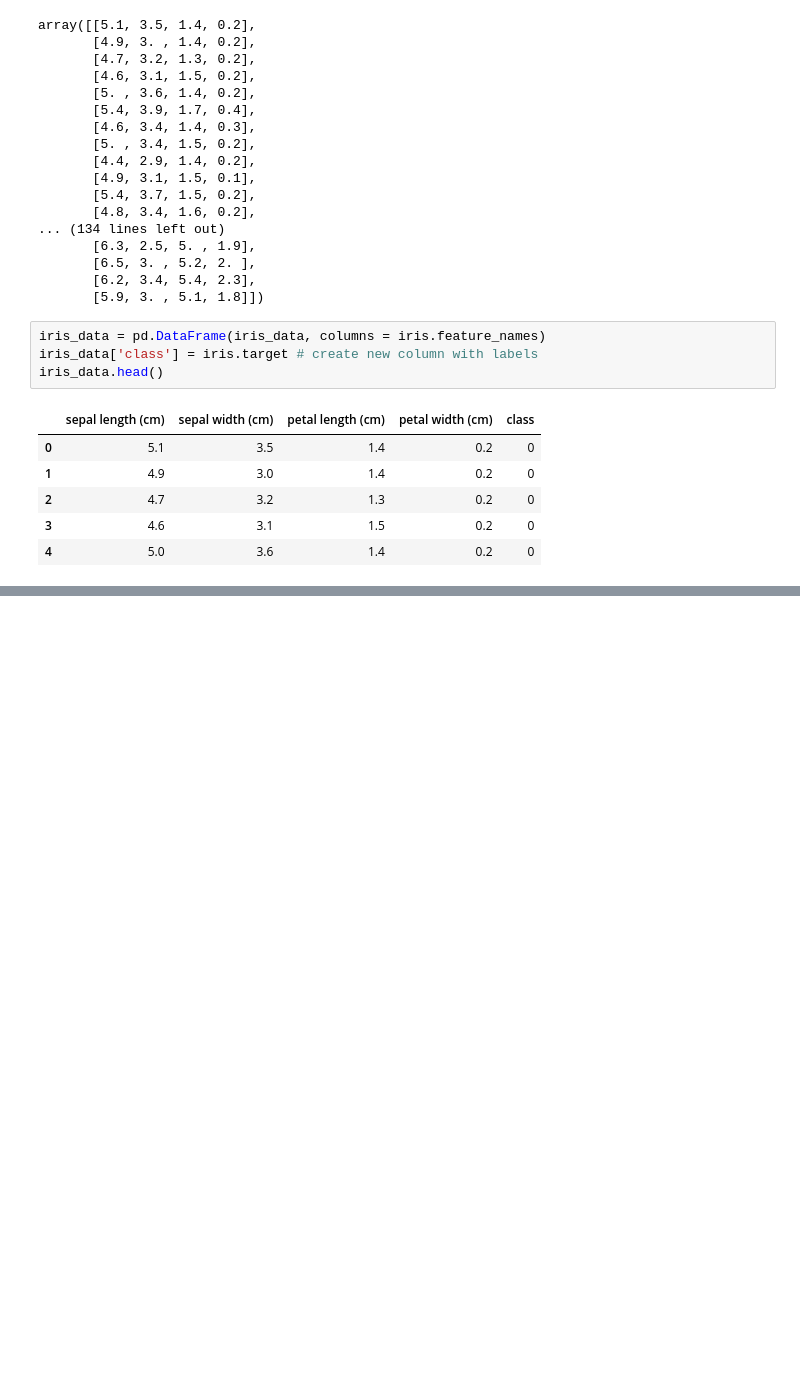
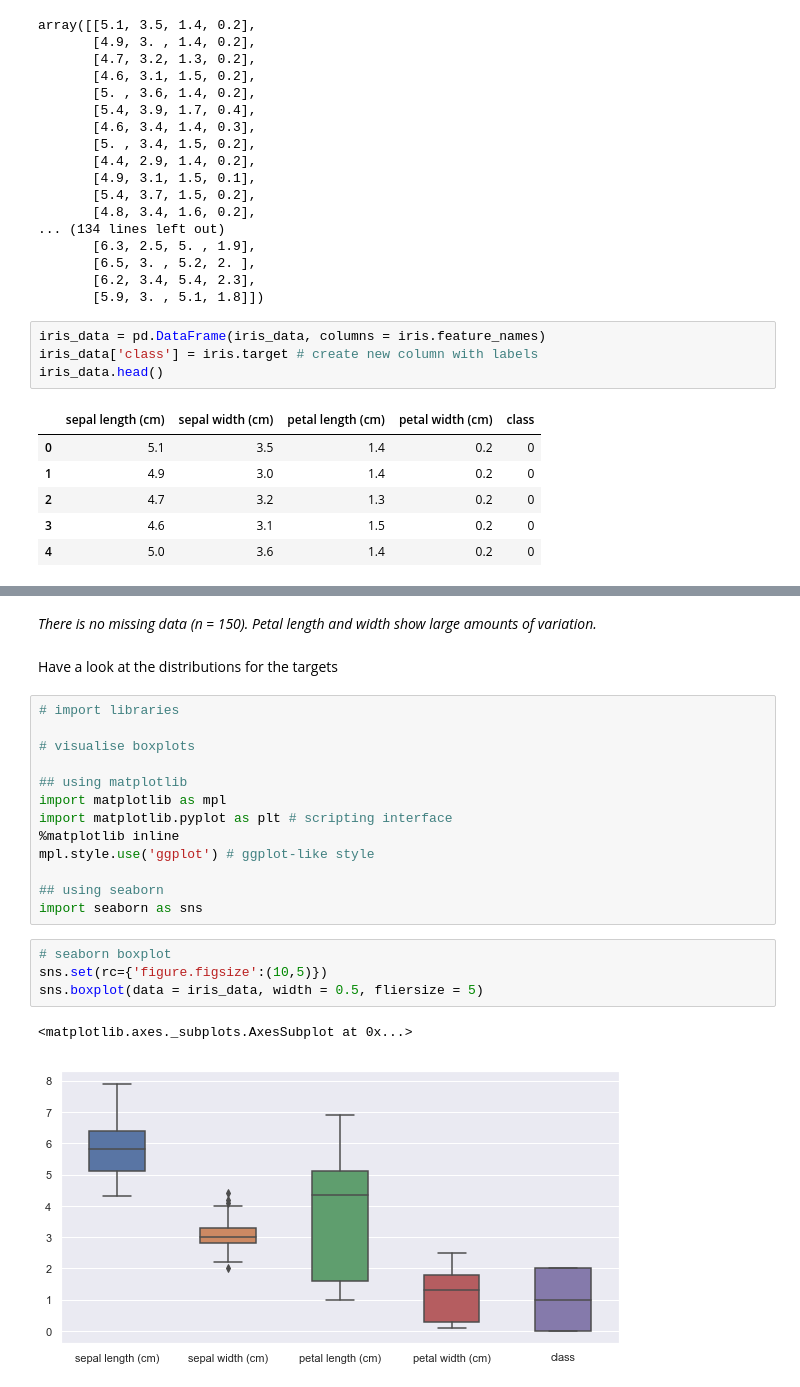
Before and after one commit to AMacumber/MachineLearning_Iris, a Jupyter notebook: MachineLearning_Tutorial_IrisDataset.ipynb, the cells around one changed output, grey strips where cells are left out. Drawn from its saved outputs; the diff is of its cells as text; blank space fills up the shorter version.

```diff
--- a/MachineLearning_Tutorial_IrisDataset.ipynb
+++ b/MachineLearning_Tutorial_IrisDataset.ipynb
@@ -78,0 +106,24 @@ array(['setosa', 'versicolor', 'virginica'], dtype='<U10')
+# %% [markdown]
+*There is no missing data (n = 150). Petal length and width show large amounts of variation.*
+# %% [markdown]
+Have a look at the distributions for the targets
+# %%
+# import libraries
+
+# visualise boxplots
+
+## using matplotlib
+import matplotlib as mpl
+import matplotlib.pyplot as plt # scripting interface
+%matplotlib inline
+mpl.style.use('ggplot') # ggplot-like style
+
+## using seaborn
+import seaborn as sns
+# %%
+# seaborn boxplot
+sns.set(rc={'figure.figsize':(10,5)})
+sns.boxplot(data = iris_data, width = 0.5, fliersize = 5)
+# %% [output]
+<matplotlib.axes._subplots.AxesSubplot at 0x...>
+[figure, added]
```
Also changed, not shown: parts of 20 cells of this notebook.
